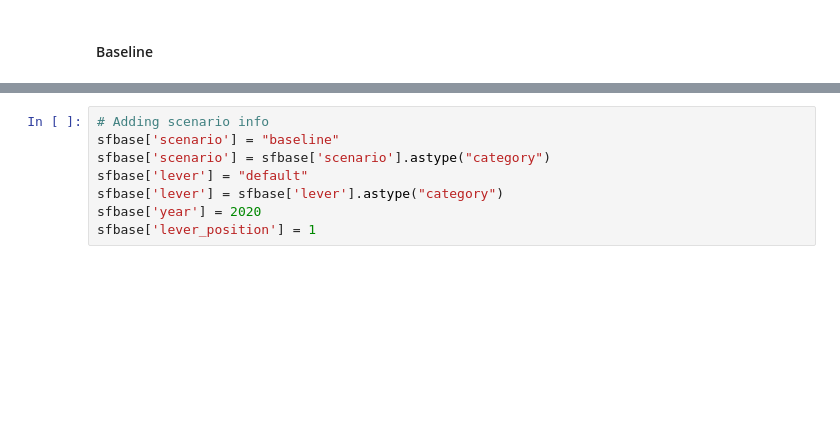
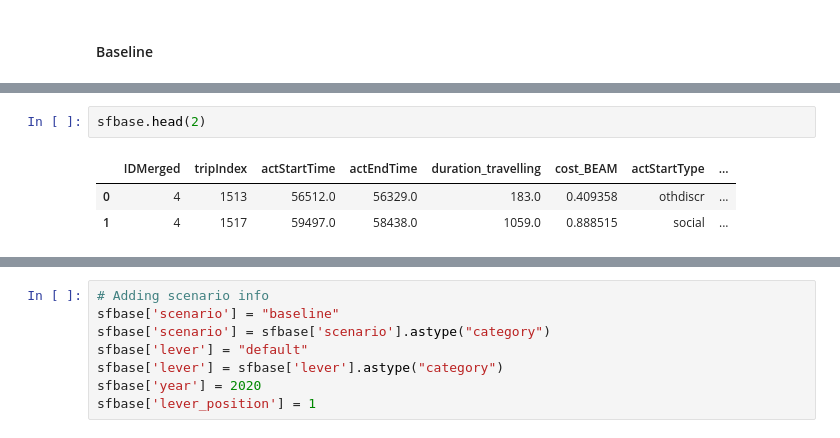
Before and after one commit to LBNL-UCB-STI/beam-core-analysis, a Jupyter notebook: Users/Nazanin/Stacked_Person_Trip_Dataset-Ridehail_price_recalibrated.ipynb, the cells around one changed output, grey strips where cells are left out. Cells and saved outputs as stored; diff of their text form; blank space fills up the shorter version.

```diff
--- a/Users/Nazanin/Stacked_Person_Trip_Dataset-Ridehail_price_recalibrated.ipynb
+++ b/Users/Nazanin/Stacked_Person_Trip_Dataset-Ridehail_price_recalibrated.ipynb
@@ -41,0 +90,6 @@ Wall time: 1min 39s
+# %%
+sfbase.head(2)
+# %% [output]
+|  | IDMerged | tripIndex | actStartTime | actEndTime | duration_travelling | cost_BEAM | actStartType | ... |
+| 0 | 4 | 1513 | 56512.0 | 56329.0 | 183.0 | 0.409358 | othdiscr | ... |
+| 1 | 4 | 1517 | 59497.0 | 58438.0 | 1059.0 | 0.888515 | social | ... |
```
Also changed, not shown: parts of 13 cells of this notebook, 1 other file.
